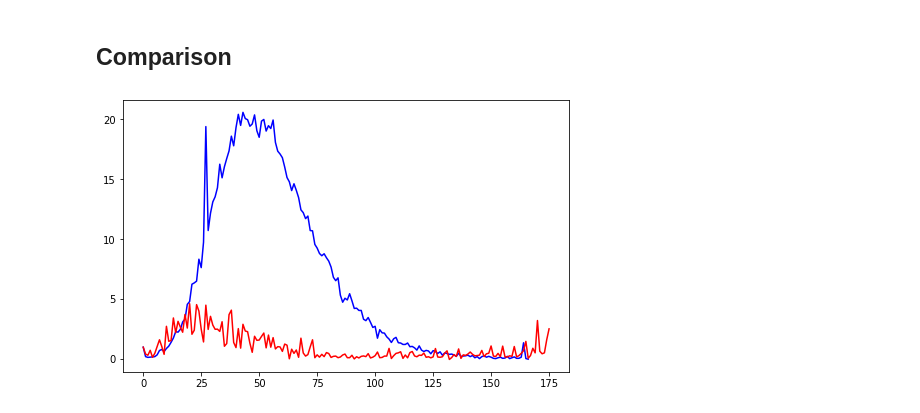
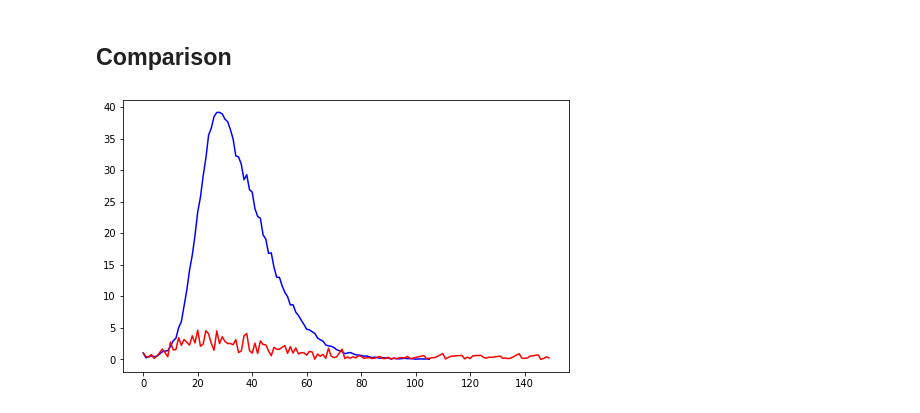
Before and after one commit to leo-pfeiffer/epi-sim, a Jupyter notebook: lib/experiments/4_model_validation.ipynb, the cells around one changed output. Cells and saved outputs as stored; diff of their text form; code cells hidden in the pictures.

```diff
--- a/lib/experiments/4_model_validation.ipynb
+++ b/lib/experiments/4_model_validation.ipynb
@@ -82,3 +87,4 @@ def days_since_start(date):
 # %%
-new_haven_covid['Date updated'] = new_haven_covid['Date updated'].apply(lambda x: days_since_start(x.date()))
+start_date = new_haven_covid.loc[0, 'Date updated'].date()
+new_haven_covid['Date updated'] = new_haven_covid['Date updated'].apply(lambda x: (x.date() - start_date).days)
 # %%
@@ -108,7 +102,7 @@ new_cases = new_haven_covid['Total cases'].diff().fillna(first_val).values.tolis
 
 new_haven_covid['New cases'] = [x / POPULATION for x in new_cases]
 
-first200 = new_haven_covid.loc[new_haven_covid.index <= 175, :].copy()
+first200 = new_haven_covid.loc[new_haven_covid['Date updated'] <= 150, :].copy()
 # %%
 first200.plot(x='Date updated', y='New cases')
 # %% [output]
@@ -117,15 +111,2 @@ first200.plot(x='Date updated', y='New cases')
 # %% [markdown]
 ## Modelled
-# %%
-url = DATA_REPO_URL_RAW + '/validation/seir_mobility.pkl'
-
-with urlopen(url) as f:
-    df = pickle.load(f)
-    df = df[df.time <= 175]
-
-def df_group_mean(df):
-    grouped = df.groupby(['time', 'compartment']).mean()
-    grouped.reset_index(inplace=True)
-    return grouped
-
-grouped = df_group_mean(df)
@@ -162,15 +153,14 @@ wide.plot(x='time', y='New cases')
 # %% [markdown]
 ## Comparison
 # %%
-x1 = wide['time'].values.tolist()
+x1, y1 = make_ts('seir_distanced_post_validation', 150)
+
 x2 = first200['Date updated'].values.tolist()
-
-y1 = (wide['New cases'].pct_change().fillna(0) + 1).values.cumprod()
 y2 = (first200['New cases'].pct_change().fillna(0) + 1).values.cumprod()
 # %%
 plt.figure(num = 3, figsize=(8, 5))
 plt.plot(x1, y1, color='blue')
-plt.plot(x1, y2, color='red')
+plt.plot(x2, y2, color='red')
 plt.show()
 # %% [output]
-[figure, old version]
+[figure, new version]
```
Also changed, not shown: parts of 12 cells of this notebook.
